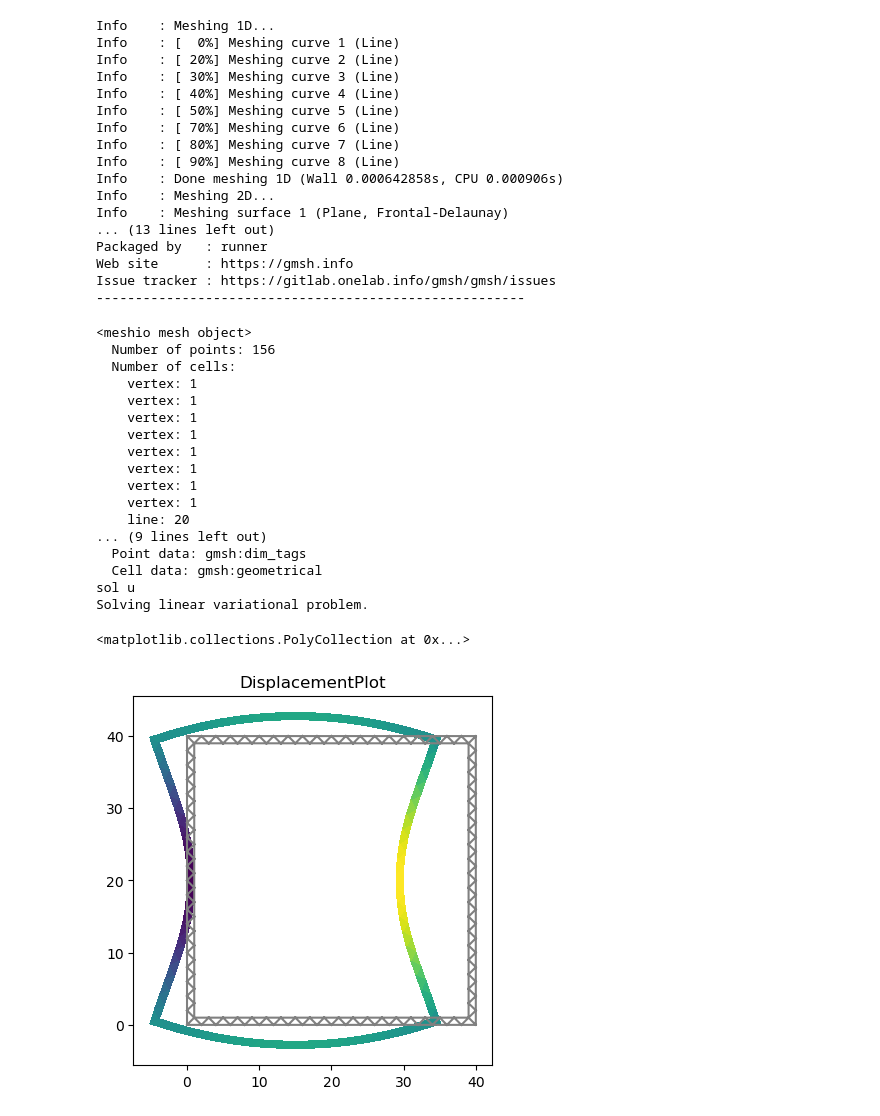
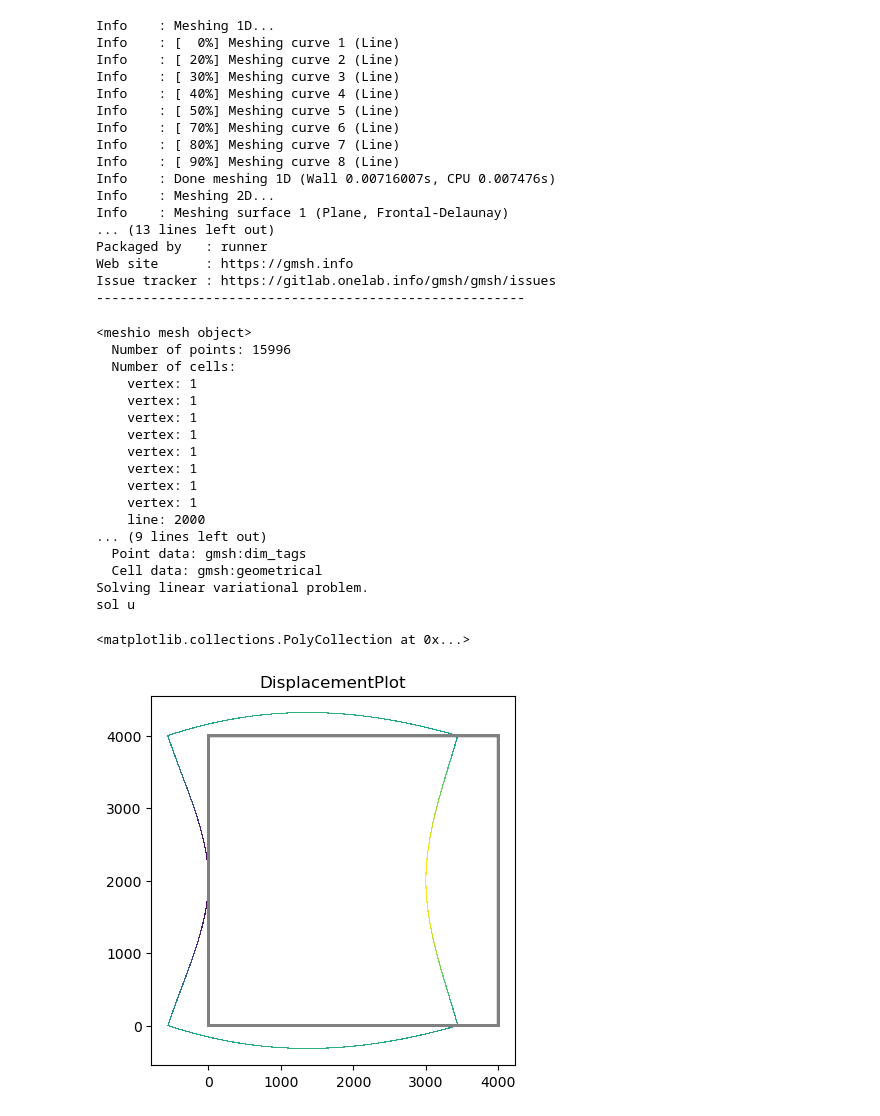
Before and after one commit to grohalex/Project2023, a Jupyter notebook: smallSquareMesh.ipynb, the cells around one changed output. Drawn from its saved outputs; the diff is of its cells as text; code cells hidden in the pictures.

Commit message:
fenics - 4000 nodes gmsh mesh square

```diff
--- a/smallSquareMesh.ipynb
+++ b/smallSquareMesh.ipynb
@@ -151,7 +151,7 @@ Web site      : https://gmsh.info
 Issue tracker : https://gitlab.onelab.info/gmsh/gmsh/issues
 -------------------------------------------------------
 # %%
-# Trying to setup a mesh which will work with FEniCS/Dolphin
+# SQUARE-OUTLINE mesh setup which will work with FEniCS/Dolphin
 import gmsh
 size = 40  # physical dimension of the side
 P = 1     # number of perimeters
@@ -220,7 +220,7 @@ gmg.synchronize()
 gmsh.model.mesh.generate(2)
 
 # saving the mesh
-gmsh.write(f"./meshes/smallSquare80.msh")
+gmsh.write(f"./meshes/smallSquare4000.msh")
 
 # Launch the GUI
 gmg.synchronize()
@@ -238,7 +238,7 @@ Info    : [ 50%] Meshing curve 5 (Line)
 Info    : [ 70%] Meshing curve 6 (Line)
 Info    : [ 80%] Meshing curve 7 (Line)
 Info    : [ 90%] Meshing curve 8 (Line)
-Info    : Done meshing 1D (Wall 0.000642858s, CPU 0.000906s)
+Info    : Done meshing 1D (Wall 0.00716007s, CPU 0.007476s)
 Info    : Meshing 2D...
 Info    : Meshing surface 1 (Plane, Frontal-Delaunay)
 ... (13 lines left out)
@@ -262,7 +340,8 @@ def create_mesh(mesh, cell_type):
     out_mesh = meshio.Mesh(points=mesh.points[:,:2], cells={cell_type: cells}, cell_data={"name_to_read": [cell_data]})
     return out_mesh
 
-msh = meshio.read("./meshes/smallSquare80.msh")
+#msh = meshio.read("./meshes/smallSquare80.msh")
+msh = meshio.read("./meshes/smallSquare4000.msh")
 # msh = meshio.read("./meshes/smallSquare.msh")
 #msh = meshio.read("./meshes/warwick_mesh.msh")
 #msh = meshio.read("./meshes/test_mesh7.msh")
@@ -307,17 +386,18 @@ tol = 1.5
 
 
 def clamped_middle(x, on_boundary): # beam is only fixed in the middle
-    return on_boundary and near(x[0], 0, tol) and near(x[1], 20, tol)#x[0] < tol
+    #return on_boundary and near(x[0], 0, tol) and near(x[1], 20, tol)#x[0] < tol
+    return on_boundary and near(x[0], 0, tol) and near(x[1], 2000, tol)#x[0] < tol
 
 
 def force_in_middle(x, on_boundary):
-    return on_boundary and near(x[0], 40, tol) and near(x[1], 20, tol)
+    return on_boundary and near(x[0], 4000, tol) and near(x[1], 2000, tol)
 
 
 # https://fenicsproject.discourse.group/t/transitioning-from-mesh-xml-to-mesh-xdmf-from-dolfin-convert-to-meshio/412/93
 
 # Boundary conditions
-bc1 = DirichletBC(V, Constant((-10, 0)), force_in_middle)
+bc1 = DirichletBC(V, Constant((-1000, 0)), force_in_middle)
 bc2 = DirichletBC(V, Constant((0, 0)), clamped_middle)
 
 # Combine dirichlet boundary conditions
@@ -338,34 +418,34 @@ u = TrialFunction(V)
 d = u.geometric_dimension()     # space dimension
 v = TestFunction(V)
 f = Constant((0, 0))
 T = Constant((0, 0))
 a = inner(sigma(u), epsilon(v)) * dx
 L = dot(f, v) * dx + dot(T, v) * ds
 
 # Compute solution
 u = Function(V)
 solve(a == L, u, bcs)
 
 # Plot solution
 print('sol u')
 plot(u, title='DisplacementPlot', mode='displacement')
 # %% [output]
 <meshio mesh object>
-  Number of points: 156
+  Number of points: 15996
   Number of cells:
     vertex: 1
     vertex: 1
     vertex: 1
     vertex: 1
     vertex: 1
     vertex: 1
     vertex: 1
     vertex: 1
-    line: 20
+    line: 2000
 ... (9 lines left out)
   Point data: gmsh:dim_tags
   Cell data: gmsh:geometrical
+Solving linear variational problem.
 sol u
-Solving linear variational problem.
 <matplotlib.collections.PolyCollection at 0x...>
-[figure, old version]
+[figure, new version]
```
Also changed, not shown: parts of 1 cell of this notebook.
